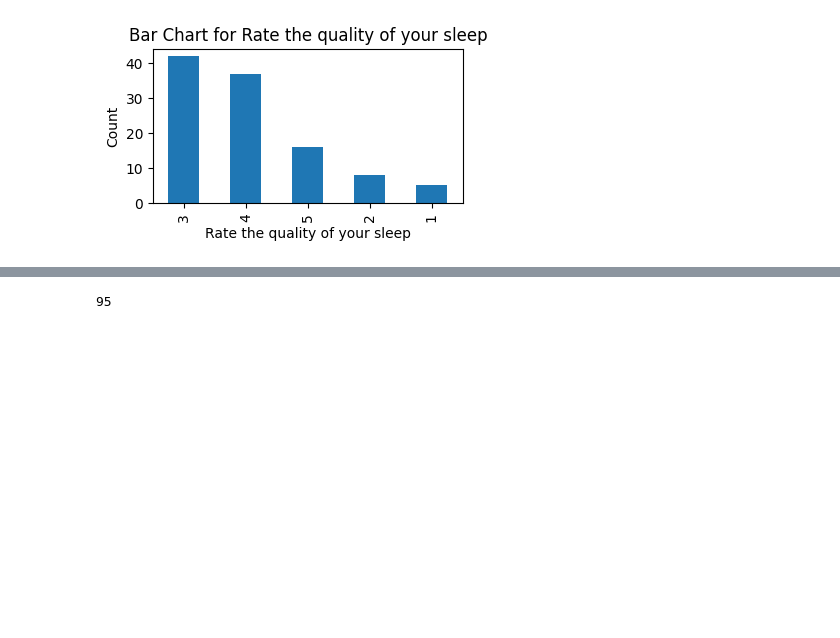
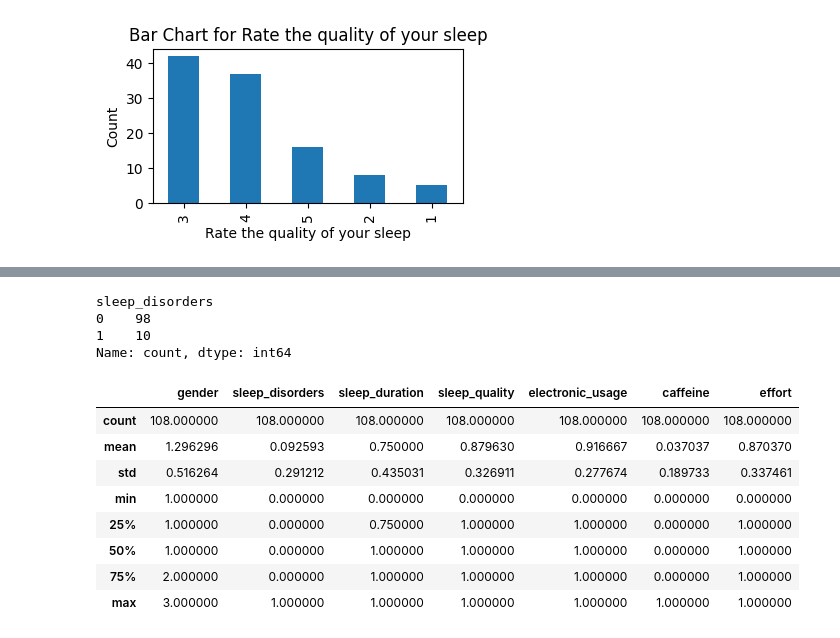
Before and after one commit to Logan1803/DSproject, a Jupyter notebook: DS data visualization.ipynb, the cells around one changed output, grey strips where cells are left out. Saved outputs shown, nothing was run; the diff lists cells and outputs as text; code cells hidden in the pictures; blank space fills up the shorter version.

```diff
--- a/DS data visualization.ipynb
+++ b/DS data visualization.ipynb
@@ -202,5 +207,77 @@ for i in range(len(df['Rate the quality of your sleep'])):
     else:
         sleep_qual[i] = 0
 sleep_qual.sum()
+
+effort_bi = pd.Series()
+for i in range(len(df['Have you made any efforts to improve your sleep quality or reduce sleeplessness? (Select all that apply)'])):
+    val = df['Have you made any efforts to improve your sleep quality or reduce sleeplessness? (Select all that apply)'][i]
+    if val == "None of the above":
+        effort_bi[i] = 0
+    else:
+        effort_bi[i] = 1
+
+elect_use = pd.Series()
+for i in range(len(df['Do you use electronic devices (smartphones, tablets, computers) before bedtime?'])):
+    val = df['Do you use electronic devices (smartphones, tablets, computers) before bedtime?'][i]
+    if val == 'Yes':
+        elect_use[i] = 1
+    elif val == 'No':
+        elect_use[i] = 0
+
+caff_use = pd.Series()
+for i in range(len(df[' Do you consume caffeine or alcohol close to bedtime? '])):
+    val = df[' Do you consume caffeine or alcohol close to bedtime? '][i]
+    if val == 'Yes':
+        caff_use[i] = 1
+    elif val == 'No':
+        caff_use[i] = 0
+
+sleep_dis = pd.Series()
+for i in range(len(df['Do you have any known sleep disorders?'])):
+    val = df['Do you have any known sleep disorders?'][i]
+    if val == 'Yes':
+        sleep_dis[i] = 1
+    elif val == 'No':
+        sleep_dis[i] = 0
+
+gender = pd.Series()
+for i in range(len(df['Gender'])):
+    val = df['Gender'][i]
+    if val == 'Male':
+        gender[i] = 1
+    elif val == 'Female':
+        gender[i] = 2
+    elif val == 'Prefer not to say':
+        gender[i] = 3
-# %% [output]
-95
+# %%
+cleaned = pd.DataFrame()
+
+# for i in len(df['Gender'])
+cleaned['gender'] = gender
+cleaned['sleep_disorders'] = sleep_dis
+cleaned['sleep_duration'] = sleep_dur
+cleaned['sleep_quality'] = sleep_qual
+cleaned['electronic_usage'] = elect_use
+cleaned['caffeine'] = caff_use
+cleaned['effort'] = effort_bi
+
+counts = cleaned['sleep_disorders'].value_counts()
+print(counts)
+
+# cleaned_disorder_yes = cleaned[cleaned['sleep_disorders'] == 1]
+# cleaned_disorder_yes
+cleaned.describe()
+# %% [output]
+sleep_disorders
+0    98
+1    10
+Name: count, dtype: int64
+|  | gender | sleep_disorders | sleep_duration | sleep_quality | electronic_usage | caffeine | effort |
+| count | 108.000000 | 108.000000 | 108.000000 | 108.000000 | 108.000000 | 108.000000 | 108.000000 |
+| mean | 1.296296 | 0.092593 | 0.750000 | 0.879630 | 0.916667 | 0.037037 | 0.870370 |
+| std | 0.516264 | 0.291212 | 0.435031 | 0.326911 | 0.277674 | 0.189733 | 0.337461 |
+| min | 1.000000 | 0.000000 | 0.000000 | 0.000000 | 0.000000 | 0.000000 | 0.000000 |
+| 25% | 1.000000 | 0.000000 | 0.750000 | 1.000000 | 1.000000 | 0.000000 | 1.000000 |
+| 50% | 1.000000 | 0.000000 | 1.000000 | 1.000000 | 1.000000 | 0.000000 | 1.000000 |
+| 75% | 2.000000 | 0.000000 | 1.000000 | 1.000000 | 1.000000 | 0.000000 | 1.000000 |
+| max | 3.000000 | 1.000000 | 1.000000 | 1.000000 | 1.000000 | 1.000000 | 1.000000 |
```
Also changed, not shown: parts of 13 cells of this notebook, 1 other file.
